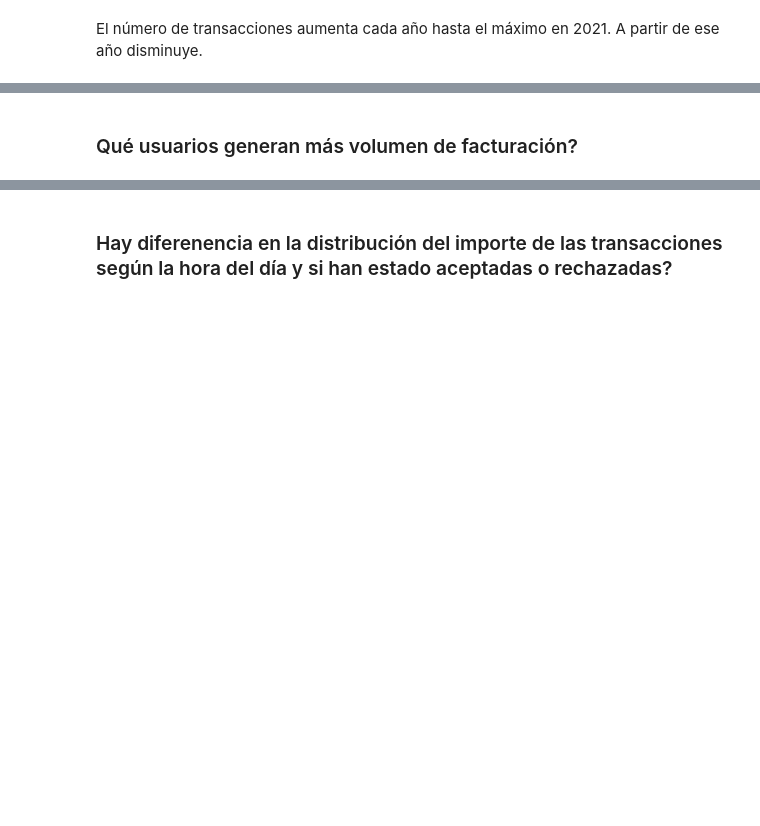
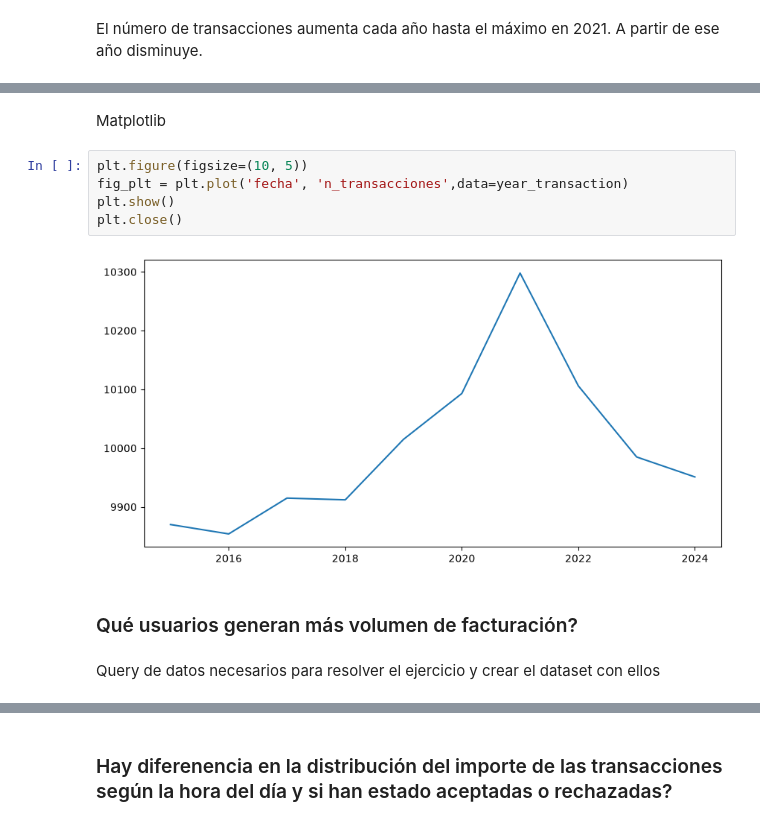
Before and after one commit to noelcarrionmatias/IT_Data, a Jupyter notebook: Especializacion/9_Sprint/ejercicios_sprint_9.ipynb, the cells around one changed output, grey strips where cells are left out. Saved outputs shown, nothing was run; the diff lists cells and outputs as text; blank space fills up the shorter version.

```diff
--- a/Especializacion/9_Sprint/ejercicios_sprint_9.ipynb
+++ b/Especializacion/9_Sprint/ejercicios_sprint_9.ipynb
@@ -100,2 +118,13 @@ El número de transacciones aumenta cada año hasta el máximo en 2021. A partir
+# %% [markdown]
+Matplotlib
+# %%
+plt.figure(figsize=(10, 5))
+fig_plt = plt.plot('fecha', 'n_transacciones',data=year_transaction)
+plt.show()
+plt.close()
+# %% [output]
+[figure, added]
 # %% [markdown]
 ### Qué usuarios generan más volumen de facturación?
+# %% [markdown]
+Query de datos necesarios para resolver el ejercicio y crear el dataset con ellos
```
Also changed, not shown: parts of 33 cells of this notebook.
